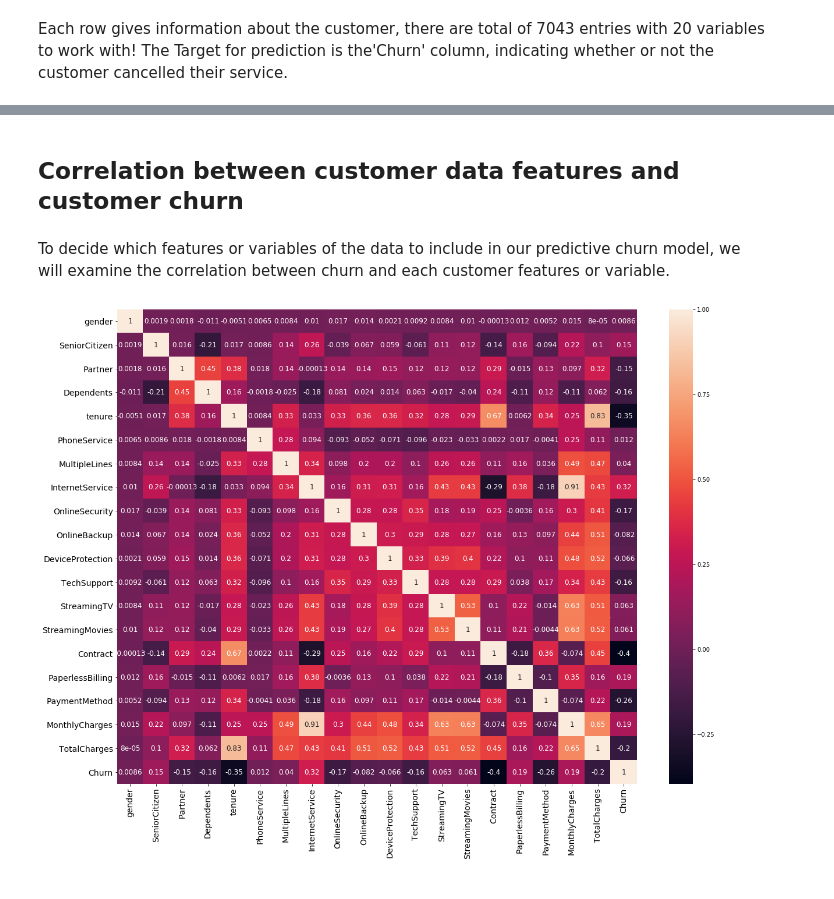
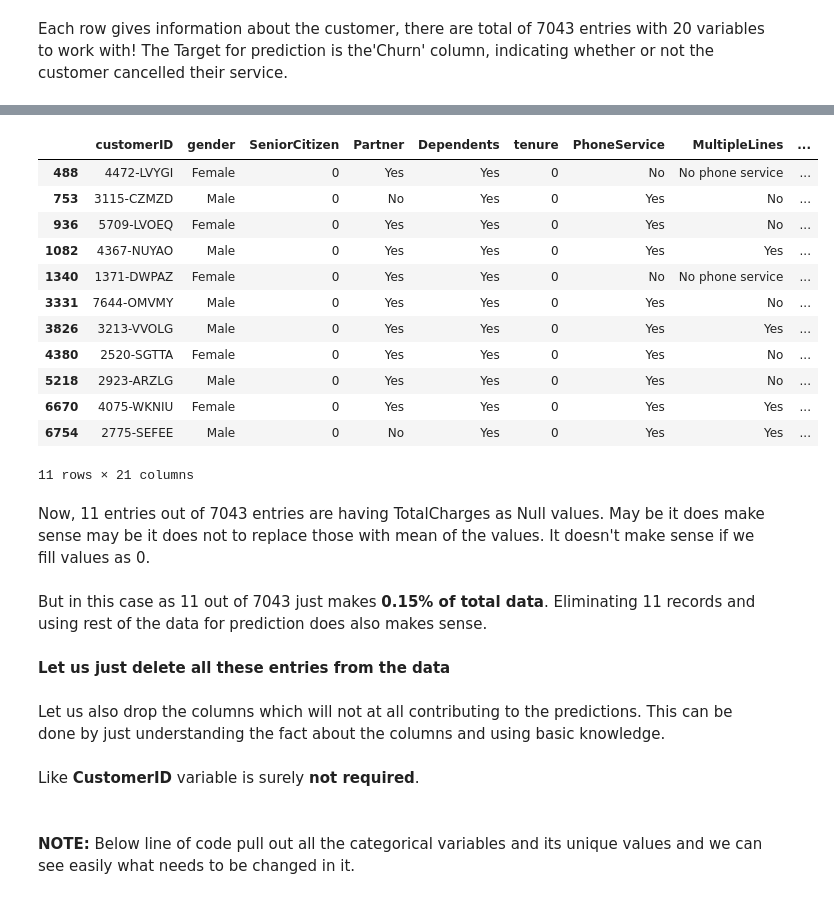
Before and after one commit to rawlani/Customer-Churn-Analysis, a Jupyter notebook: CustomerChurn.ipynb, the cells around one changed output, grey strips where cells are left out. Saved outputs shown, nothing was run; the diff lists cells and outputs as text; code cells hidden in the pictures.

```diff
--- a/CustomerChurn.ipynb
+++ b/CustomerChurn.ipynb
@@ -160,12 +82,0 @@ file.StreamingMovies.replace(['No', 'No internet service', 'Yes'], [0,0,1], inpl
-# %%
-file['Contract'].unique()
-file.Contract.replace(['Month-to-month', 'One year', 'Two year'], [0,1,2], inplace = True)
-# %%
-file['PaperlessBilling'].unique()
-file.PaperlessBilling.replace(['No', 'Yes'], [0,1], inplace = True)
-# %%
-file['PaymentMethod'].unique()
-file.PaymentMethod.replace(['Electronic check', 'Mailed check', 'Bank transfer (automatic)', 'Credit card (automatic)'], [0,1,2,3], inplace = True)
-# %%
-file['Churn'].unique()
-file.Churn.replace(['No', 'Yes'], [0,1], inplace = True)
@@ -192,14 +83,20 @@ memory usage: 1.1+ MB
-# %% [markdown]
-## Correlation between customer data features and customer churn
-# %% [markdown]
-To decide which features or variables of the data to include in our predictive churn model, we will examine the correlation between churn and each customer features or variable.
-# %%
-corr = file.corr()
-sns.heatmap(corr, xticklabels = corr.columns.values, yticklabels = corr.columns.values, annot = True, annot_kws = {'size':12})
-heat_map = plt.gcf()
-heat_map.set_size_inches(20,15)
-plt.xticks(fontsize=14)
-plt.yticks(fontsize=14)
-plt.show()
-# %% [output]
-[figure, removed]
+# %%
+file[file['TotalCharges'].isna()]
+# %% [output]
+|  | customerID | gender | SeniorCitizen | Partner | Dependents | tenure | PhoneService | MultipleLines | ... |
+| 488 | 4472-LVYGI | Female | 0 | Yes | Yes | 0 | No | No phone service | ... |
+| 753 | 3115-CZMZD | Male | 0 | No | Yes | 0 | Yes | No | ... |
+| 936 | 5709-LVOEQ | Female | 0 | Yes | Yes | 0 | Yes | No | ... |
+| 1082 | 4367-NUYAO | Male | 0 | Yes | Yes | 0 | Yes | Yes | ... |
+| 1340 | 1371-DWPAZ | Female | 0 | Yes | Yes | 0 | No | No phone service | ... |
+| 3331 | 7644-OMVMY | Male | 0 | Yes | Yes | 0 | Yes | No | ... |
+| 3826 | 3213-VVOLG | Male | 0 | Yes | Yes | 0 | Yes | Yes | ... |
+| 4380 | 2520-SGTTA | Female | 0 | Yes | Yes | 0 | Yes | No | ... |
+| 5218 | 2923-ARZLG | Male | 0 | Yes | Yes | 0 | Yes | No | ... |
+| 6670 | 4075-WKNIU | Female | 0 | Yes | Yes | 0 | Yes | Yes | ... |
+| 6754 | 2775-SEFEE | Male | 0 | No | Yes | 0 | Yes | Yes | ... |
+11 rows × 21 columns
+# %% [markdown]
+Now, 11 entries out of 7043 entries are having TotalCharges as Null values. May be it does make sense may be it does not to replace those with mean of the values. It doesn't make sense if we fill values as 0.<br><br>
+But in this case as 11 out of 7043 just makes **0.15% of total data**. Eliminating 11 records and using rest of the data for prediction does also makes sense.<br><br>
+**Let us just delete all these entries from the data**
@@ -205,0 +105,3 @@ plt.show()
+# %% [markdown]
+Let us also drop the columns which will not at all contributing to the predictions. This can be done by just understanding the fact about the columns and using basic knowledge.<br><br>
+Like **CustomerID** variable is surely **not required**.<br><br>
@@ -205,0 +110,2 @@ plt.show()
+# %% [markdown]
+**NOTE:**  Below line of code pull out all the categorical variables and its unique values and we can see easily what needs to be changed in it.
```
Also changed, not shown: parts of 36 cells of this notebook.
